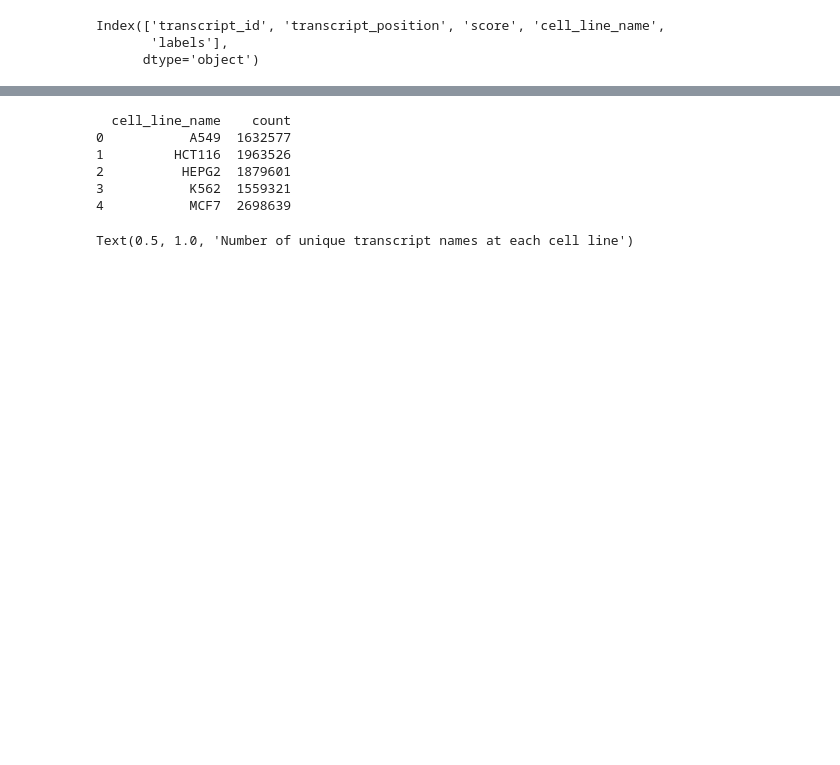
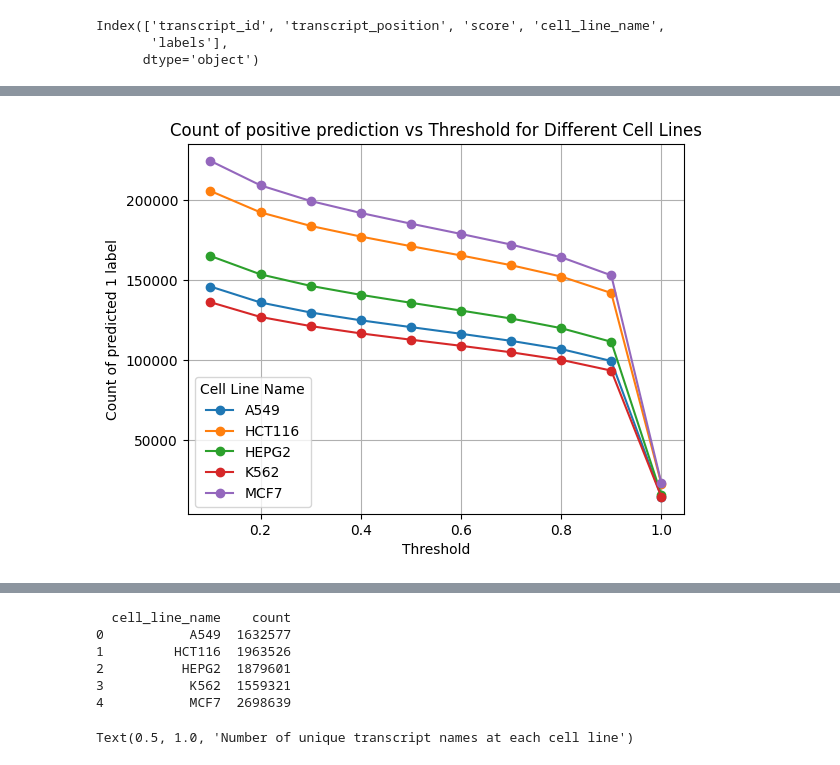
Before and after one commit to OYL02/helix4262, a Jupyter notebook: notebooks/task2.ipynb, the cells around one changed output, grey strips where cells are left out. Cells and saved outputs as stored; diff of their text form; code cells hidden in the pictures; blank space fills up the shorter version.

```diff
--- a/notebooks/task2.ipynb
+++ b/notebooks/task2.ipynb
@@ -143,0 +172,16 @@ Index(['transcript_id', 'transcript_position', 'score', 'cell_line_name',
+# %%
+pred_df = pd.read_csv("../dataset/pred_merged.csv")
+thresholds = list(np.arange(0.1, 1.1, 0.1))
+thresholds_name_list = []
+y = 1
+for i in thresholds:
+    pred_df[f"{y}"] = pred_df['score'].apply(lambda x: 1 if x >= i else 0)
+    thresholds_name_list.append(f"{y}")
+    y += 1
+
+melt_df = pred_df.melt(id_vars = ['cell_line_name'],
+                       value_vars = thresholds_name_list,
+                       var_name = "threshold")
+# %%
+melt_df["threshold"] = melt_df["threshold"].astype(int)/10
+print(melt_df)
@@ -143,0 +203,3 @@ Index(['transcript_id', 'transcript_position', 'score', 'cell_line_name',
+# %%
+count_df = melt_df.groupby(['cell_line_name', 'threshold'])['value'].apply(lambda x: (x == 1).sum()).reset_index()
+print(count_df)
@@ -143,0 +224,16 @@ Index(['transcript_id', 'transcript_position', 'score', 'cell_line_name',
+# %%
+for cell_line in count_df['cell_line_name'].unique():
+    subset = count_df[count_df['cell_line_name'] == cell_line]
+    plt.plot(subset['threshold'], subset['value'], marker='o', label=cell_line)
+
+# Adding labels and title
+plt.xlabel('Threshold')
+plt.ylabel('Count of predicted 1 label')
+plt.title('Count of positive prediction vs Threshold for Different Cell Lines')
+plt.legend(title='Cell Line Name')
+plt.grid()
+
+# Show the plot
+plt.show()
+# %% [output]
+[figure, added]
```
Also changed, not shown: parts of 34 cells of this notebook.
